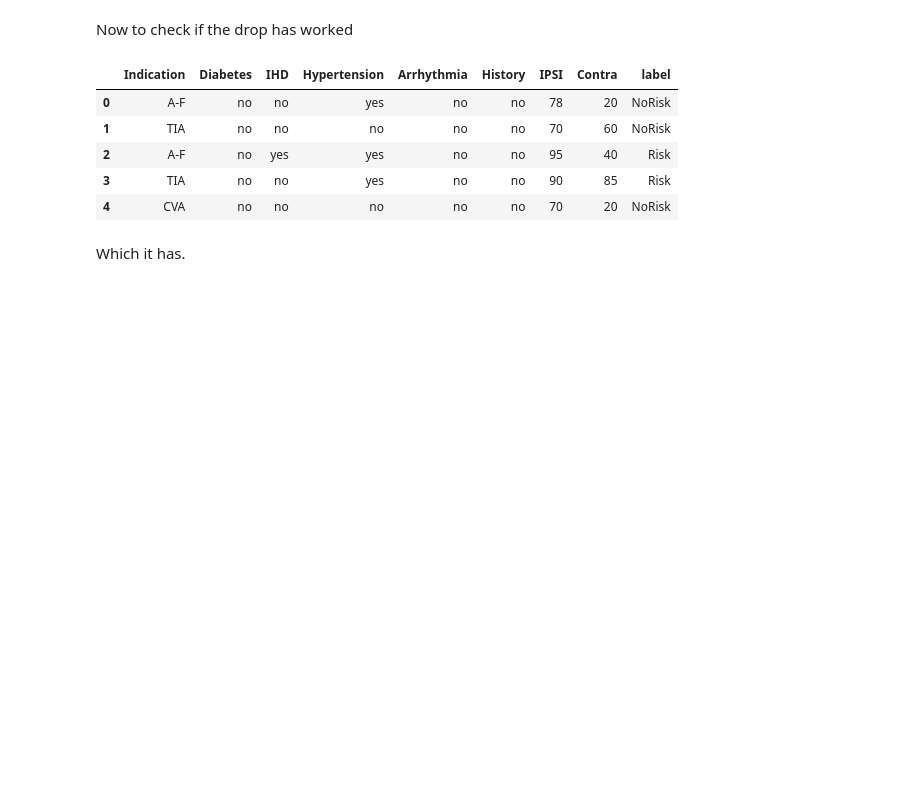
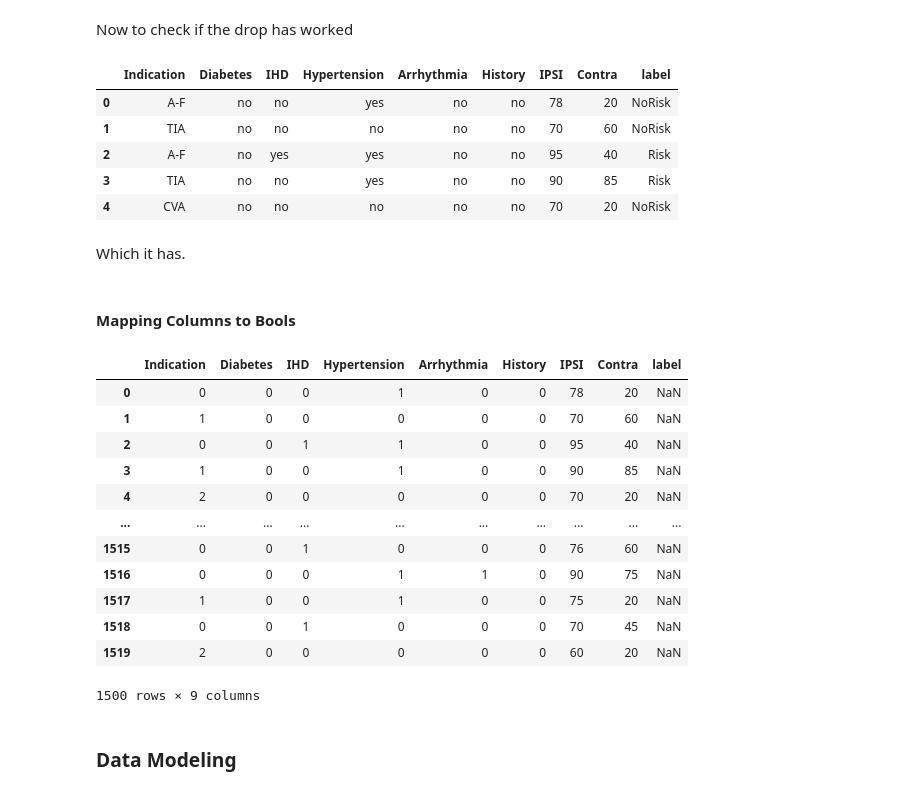
Before and after one commit to kthrasher1/Data_Mining, a Jupyter notebook: ACW/ACW_Jupyter_Notebook.ipynb, the cells around one changed output. Saved outputs shown, nothing was run; the diff lists cells and outputs as text; code cells hidden in the pictures; blank space fills up the shorter version.

Commit message:
More ACW work, converting columns into bools

```diff
--- a/ACW/ACW_Jupyter_Notebook.ipynb
+++ b/ACW/ACW_Jupyter_Notebook.ipynb
@@ -335,0 +336,28 @@ Convert to bool.
+# %% [markdown]
+#### Mapping Columns to Bools
+# %%
+df_copy["Indication"] = df_copy["Indication"].map({"A-F": "0", "TIA":"1", "CVA": "2", "ASx": "3"})
+df_copy["Diabetes"] = df_copy["Diabetes"].map({"no":"0", "yes":"1"})
+df_copy["IHD"] = df_copy["IHD"].map({"no":"0", "yes":"1"})
+df_copy["Hypertension"] = df_copy["Hypertension"].map({"no":"0", "yes":"1"})
+df_copy["Arrhythmia"] = df_copy["Arrhythmia"].map({"no":"0", "yes":"1"})
+df_copy["History"] = df_copy["History"].map({"no":"0", "yes":"1"})
+df_copy["label"] = df_copy["label"].map({"no":"0", "yes":"1"})
+# %%
+df_copy
+# %% [output]
+|  | Indication | Diabetes | IHD | Hypertension | Arrhythmia | History | IPSI | Contra | label |
+| 0 | 0 | 0 | 0 | 1 | 0 | 0 | 78 | 20 | NaN |
+| 1 | 1 | 0 | 0 | 0 | 0 | 0 | 70 | 60 | NaN |
+| 2 | 0 | 0 | 1 | 1 | 0 | 0 | 95 | 40 | NaN |
+| 3 | 1 | 0 | 0 | 1 | 0 | 0 | 90 | 85 | NaN |
+| 4 | 2 | 0 | 0 | 0 | 0 | 0 | 70 | 20 | NaN |
+| ... | ... | ... | ... | ... | ... | ... | ... | ... | ... |
+| 1515 | 0 | 0 | 1 | 0 | 0 | 0 | 76 | 60 | NaN |
+| 1516 | 0 | 0 | 0 | 1 | 1 | 0 | 90 | 75 | NaN |
+| 1517 | 1 | 0 | 0 | 1 | 0 | 0 | 75 | 20 | NaN |
+| 1518 | 0 | 0 | 1 | 0 | 0 | 0 | 70 | 45 | NaN |
+| 1519 | 2 | 0 | 0 | 0 | 0 | 0 | 60 | 20 | NaN |
+1500 rows × 9 columns
+# %% [markdown]
+### Data Modeling
```
Also changed, not shown: parts of 2 cells of this notebook.
